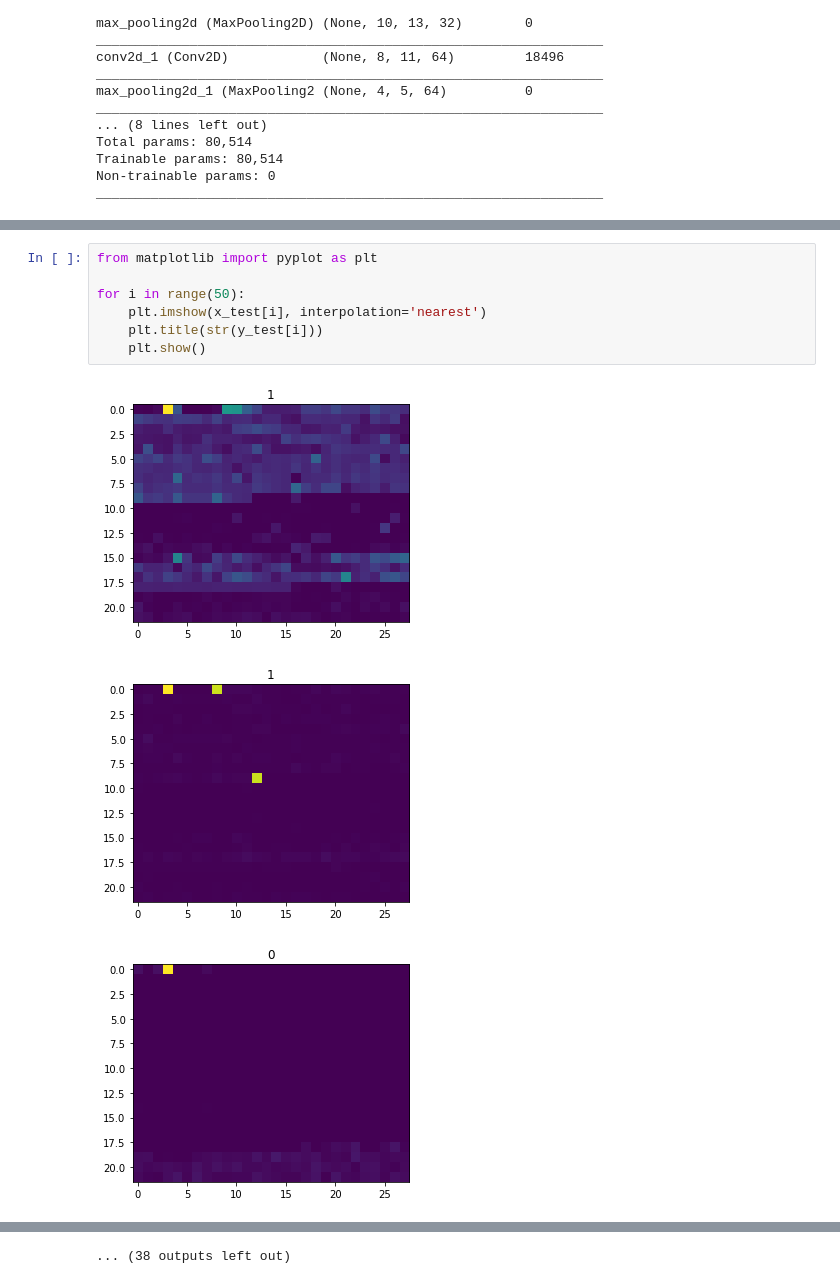
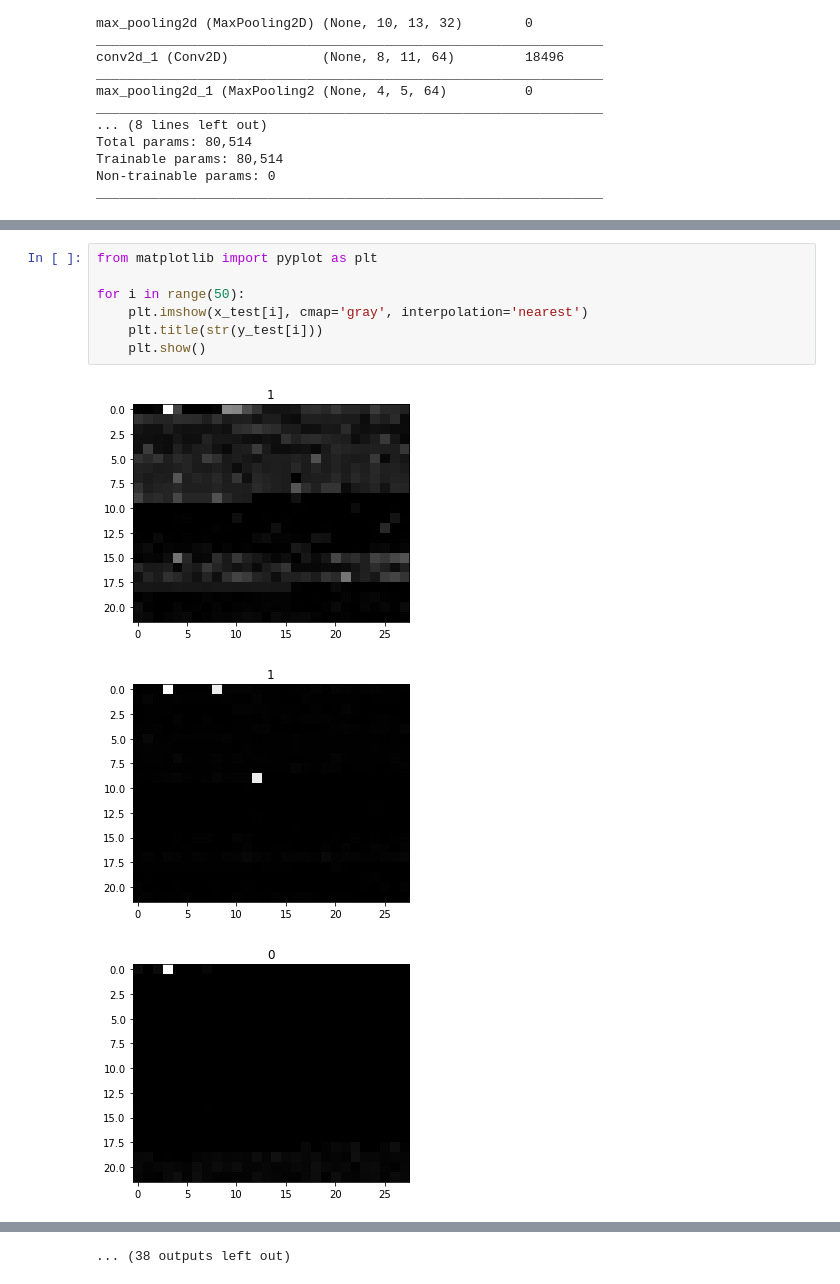
Before and after one commit to Hoseo-IELab/Hoseo_AI_Competition, a Jupyter notebook: CNN.ipynb, the cells around one changed output, grey strips where cells are left out. Drawn from its saved outputs; the diff is of its cells as text.

```diff
--- a/CNN.ipynb
+++ b/CNN.ipynb
@@ -267,11 +267,11 @@ print(test_acc)
 # %%
 from matplotlib import pyplot as plt
 
 for i in range(50):
-    plt.imshow(x_test[i], interpolation='nearest')
+    plt.imshow(x_test[i], cmap='gray', interpolation='nearest')
     plt.title(str(y_test[i]))
     plt.show()
 # %% [output]
-[figure, old version]
+[figure, new version]
-[figure, old version]
+[figure, new version]
-[figure, old version]
+[figure, new version]
```
Also changed, not shown: parts of 3 cells of this notebook.
